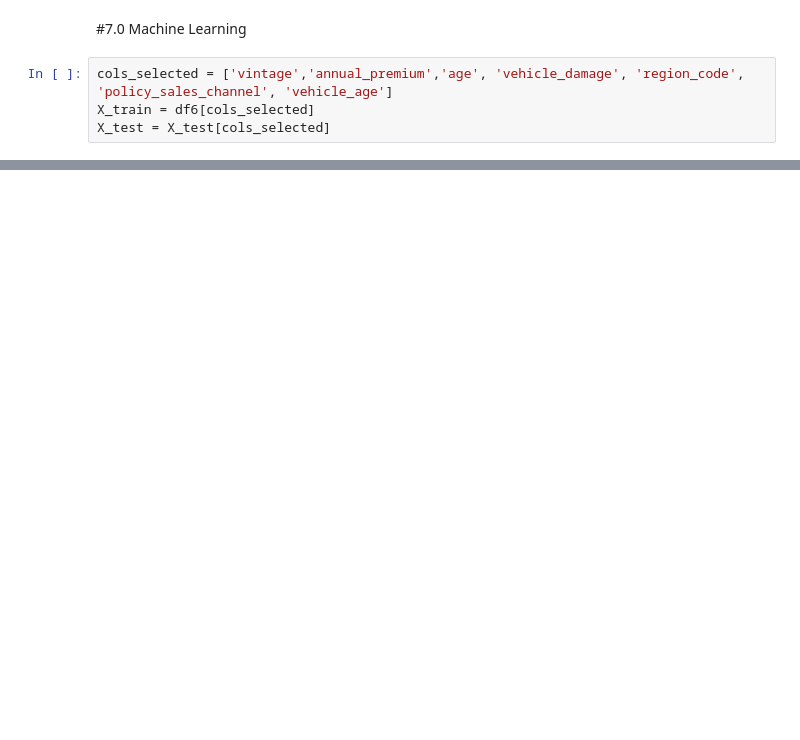
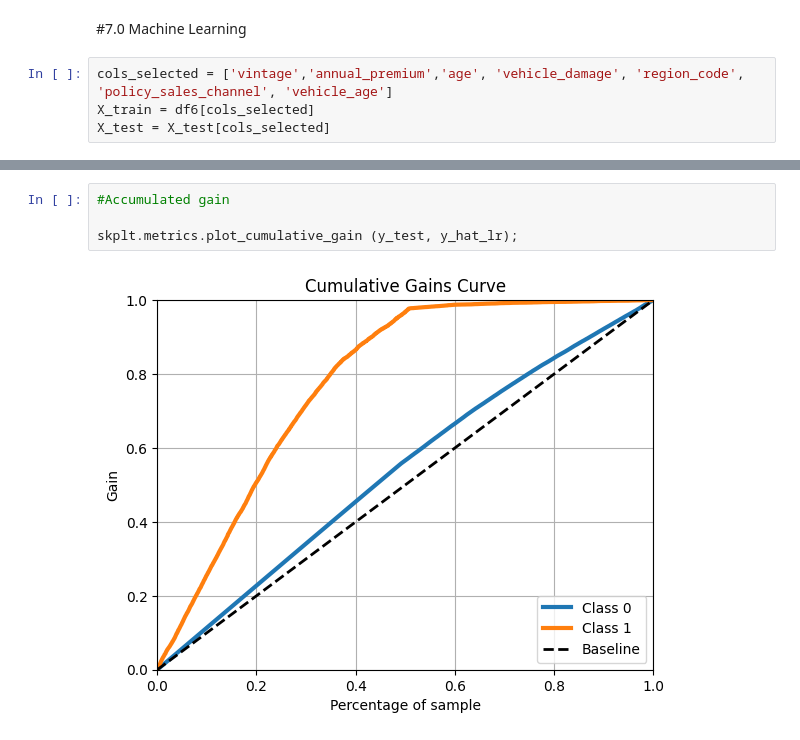
Before and after one commit to jessicanadalete/health_insurance_cross_sell, a Jupyter notebook: health_insurance_cross_sell.ipynb, the cells around one changed output, grey strips where cells are left out. Saved outputs shown, nothing was run; the diff lists cells and outputs as text; blank space fills up the shorter version.

```diff
--- a/health_insurance_cross_sell.ipynb
+++ b/health_insurance_cross_sell.ipynb
@@ -410,0 +435,6 @@ knn_model =
+# %%
+#Accumulated gain
+
+skplt.metrics.plot_cumulative_gain (y_test, y_hat_lr);
+# %% [output]
+[figure, added]
```
Also changed, not shown: parts of 8 cells of this notebook.
